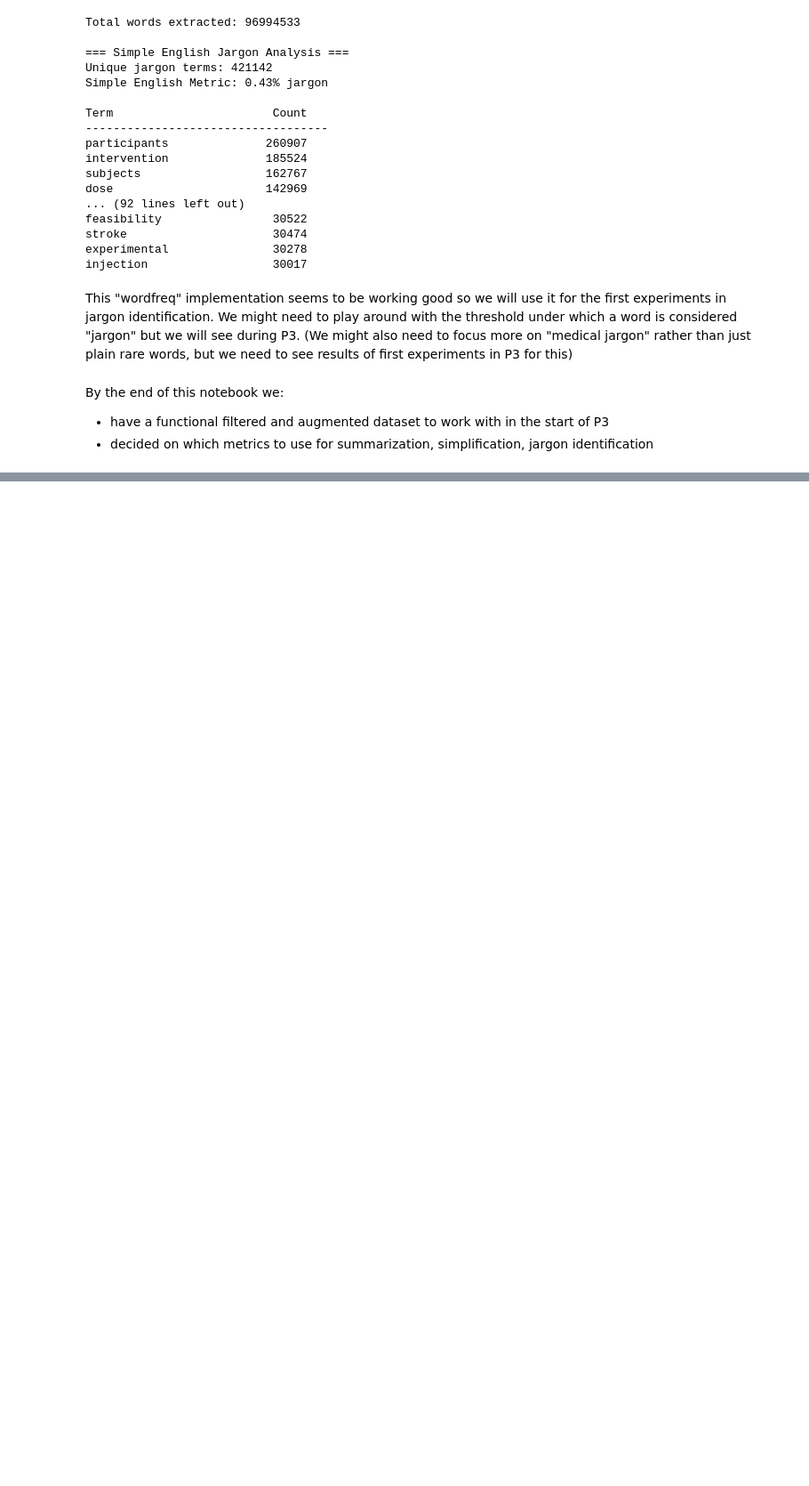
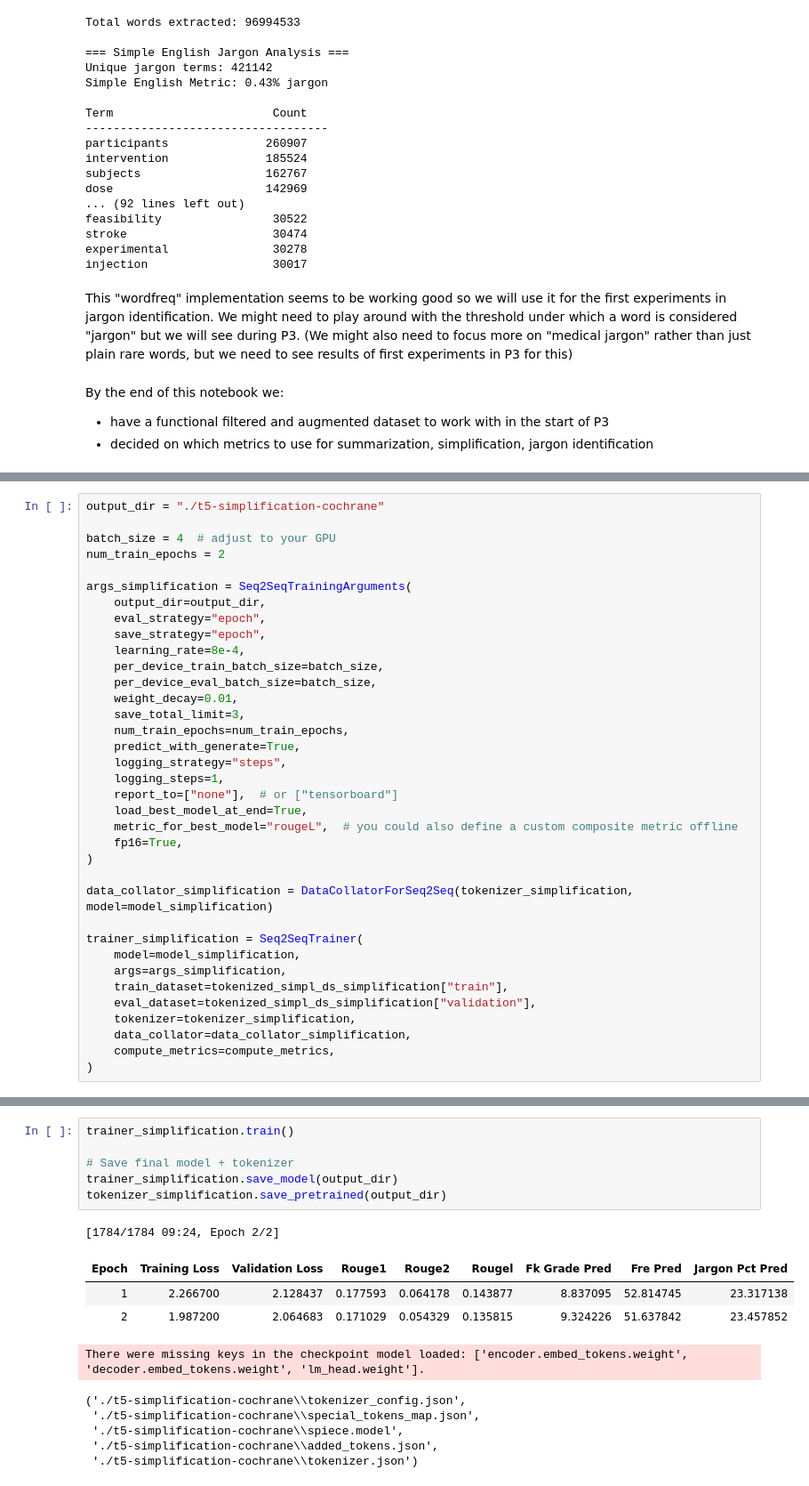
Before and after one commit to au-nlp/project-milestone-p2-group20, a Jupyter notebook: main.ipynb, the cells around one changed output, grey strips where cells are left out. Shown at 89% size. Drawn from its saved outputs; the diff is of its cells as text; blank space fills up the shorter version.

Commit message:
add summary and simplification to main

```diff
--- a/main.ipynb
+++ b/main.ipynb
@@ -828,0 +1299,36 @@ By the end of this notebook we:
+# %%
+output_dir = "./t5-simplification-cochrane"
+
+batch_size = 4  # adjust to your GPU
+num_train_epochs = 2
+
+args_simplification = Seq2SeqTrainingArguments(
+    output_dir=output_dir,
+    eval_strategy="epoch",
+    save_strategy="epoch",
+    learning_rate=8e-4,
+    per_device_train_batch_size=batch_size,
+    per_device_eval_batch_size=batch_size,
+    weight_decay=0.01,
+    save_total_limit=3,
+    num_train_epochs=num_train_epochs,
+    predict_with_generate=True,
+    logging_strategy="steps",
+    logging_steps=1,
+    report_to=["none"],  # or ["tensorboard"]
+    load_best_model_at_end=True,
+    metric_for_best_model="rougeL",  # you could also define a custom composite metric offline
+    fp16=True,
+)
+
+data_collator_simplification = DataCollatorForSeq2Seq(tokenizer_simplification, model=model_simplification)
+
+trainer_simplification = Seq2SeqTrainer(
+    model=model_simplification,
+    args=args_simplification,
+    train_dataset=tokenized_simpl_ds_simplification["train"],
+    eval_dataset=tokenized_simpl_ds_simplification["validation"],
+    tokenizer=tokenizer_simplification,
+    data_collator=data_collator_simplification,
+    compute_metrics=compute_metrics,
+)
@@ -828,0 +1460,17 @@ By the end of this notebook we:
+# %%
+trainer_simplification.train()
+
+# Save final model + tokenizer
+trainer_simplification.save_model(output_dir)
+tokenizer_simplification.save_pretrained(output_dir)
+# %% [output]
+[1784/1784 09:24, Epoch 2/2]
+| Epoch | Training Loss | Validation Loss | Rouge1 | Rouge2 | Rougel | Fk Grade Pred | Fre Pred | Jargon Pct Pred |
+| 1 | 2.266700 | 2.128437 | 0.177593 | 0.064178 | 0.143877 | 8.837095 | 52.814745 | 23.317138 |
+| 2 | 1.987200 | 2.064683 | 0.171029 | 0.054329 | 0.135815 | 9.324226 | 51.637842 | 23.457852 |
+There were missing keys in the checkpoint model loaded: ['encoder.embed_tokens.weight', 'decoder.embed_tokens.weight', 'lm_head.weight'].
+('./t5-simplification-cochrane\\tokenizer_config.json',
+ './t5-simplification-cochrane\\special_tokens_map.json',
+ './t5-simplification-cochrane\\spiece.model',
+ './t5-simplification-cochrane\\added_tokens.json',
+ './t5-simplification-cochrane\\tokenizer.json')
```
Also changed, not shown: parts of 26 cells of this notebook.
